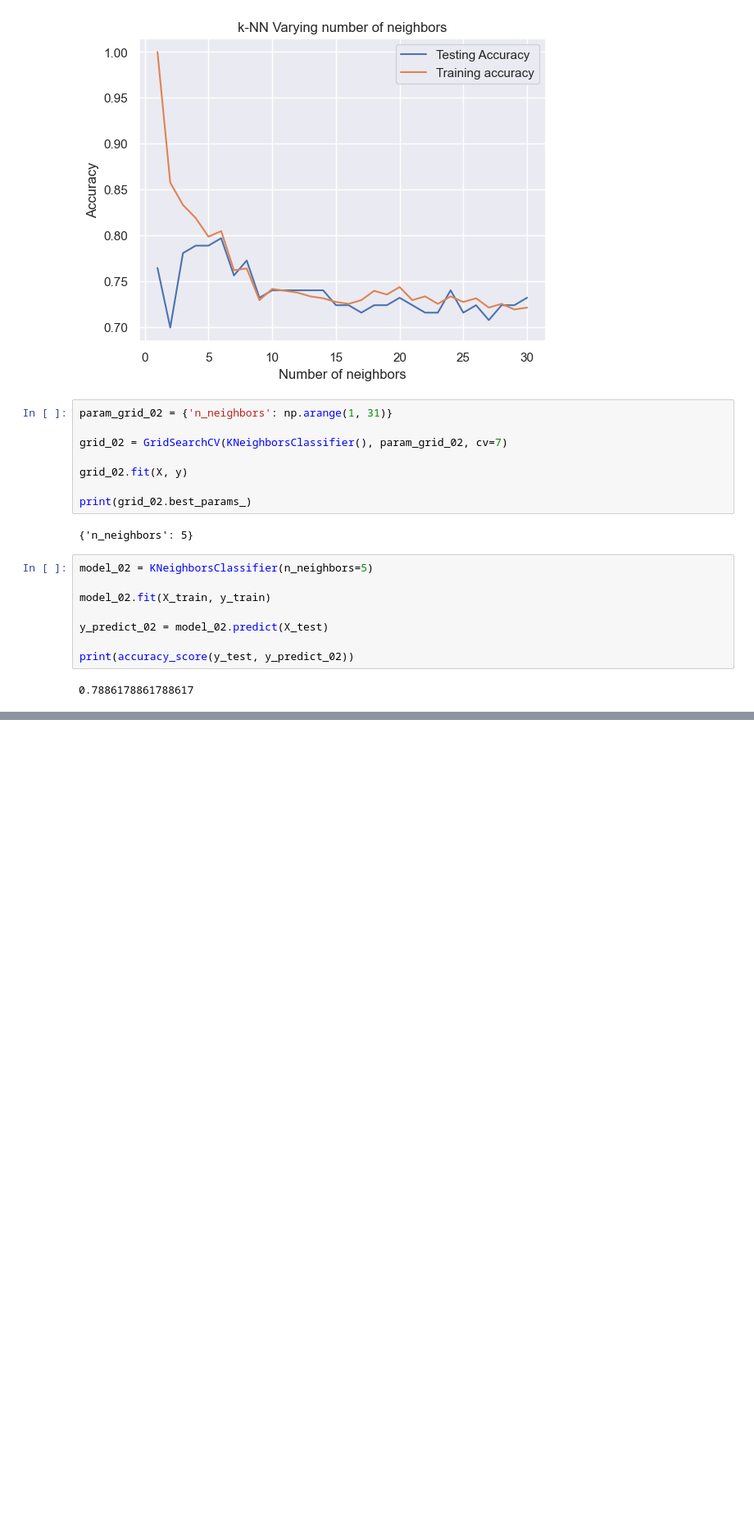
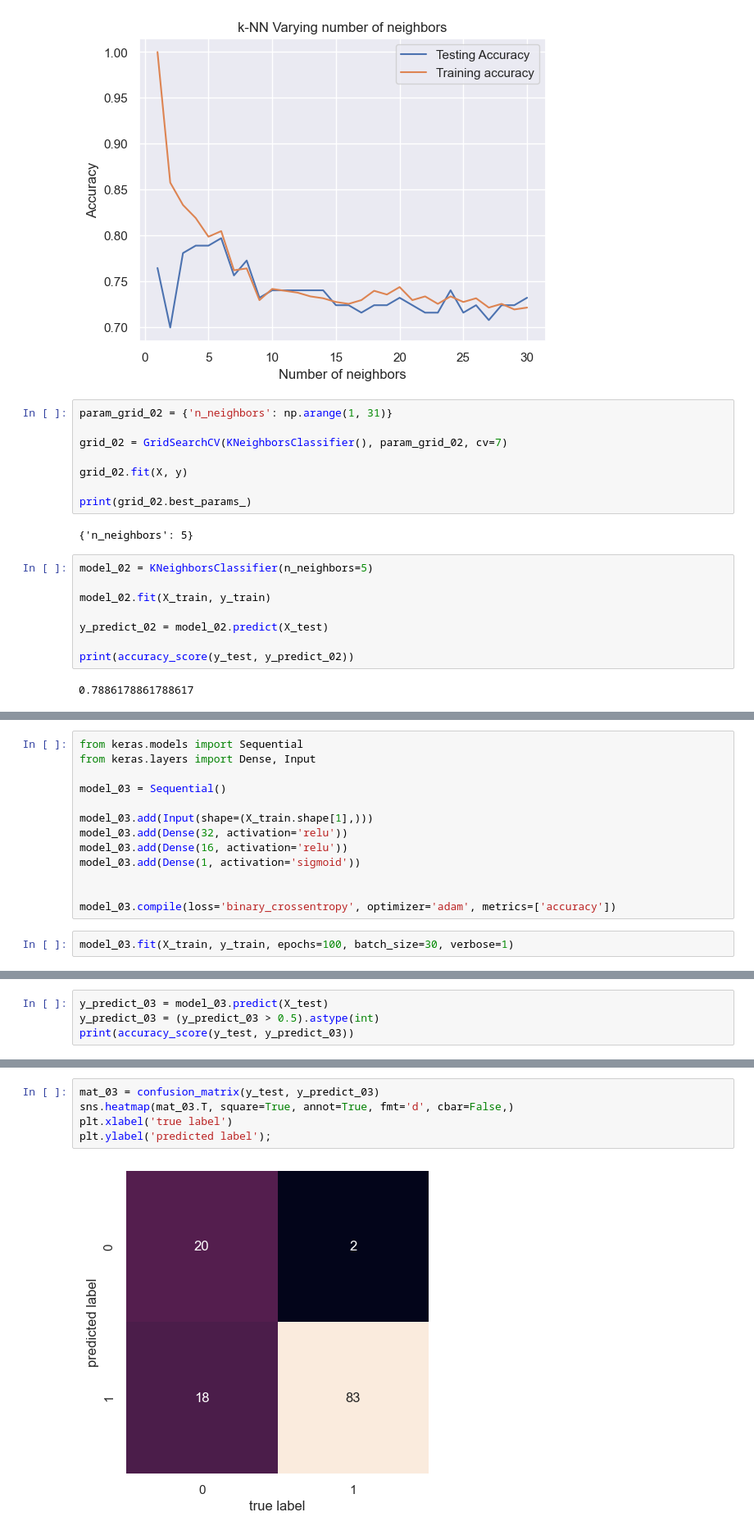
Before and after one commit to AliMSHGH/Loan_eligibility_prediction, a Jupyter notebook: Loan_eligibility_prediction.ipynb, the cells around one changed output, grey strips where cells are left out. Shown at 82% size. Cells and saved outputs as stored; diff of their text form; blank space fills up the shorter version.

```diff
--- a/Loan_eligibility_prediction.ipynb
+++ b/Loan_eligibility_prediction.ipynb
@@ -312,0 +315,15 @@ plt.ylabel('predicted label');
+# %%
+from keras.models import Sequential
+from keras.layers import Dense, Input
+
+model_03 = Sequential()
+
+model_03.add(Input(shape=(X_train.shape[1],)))
+model_03.add(Dense(32, activation='relu'))
+model_03.add(Dense(16, activation='relu'))
+model_03.add(Dense(1, activation='sigmoid'))
+
+
+model_03.compile(loss='binary_crossentropy', optimizer='adam', metrics=['accuracy'])
+# %%
+model_03.fit(X_train, y_train, epochs=100, batch_size=30, verbose=1)
@@ -312,0 +349,4 @@ plt.ylabel('predicted label');
+# %%
+y_predict_03 = model_03.predict(X_test)
+y_predict_03 = (y_predict_03 > 0.5).astype(int)
+print(accuracy_score(y_test, y_predict_03))
@@ -312,0 +356,7 @@ plt.ylabel('predicted label');
+# %%
+mat_03 = confusion_matrix(y_test, y_predict_03)
+sns.heatmap(mat_03.T, square=True, annot=True, fmt='d', cbar=False,)
+plt.xlabel('true label')
+plt.ylabel('predicted label');
+# %% [output]
+[figure, added]
```
Also changed, not shown: parts of 8 cells of this notebook, 1 other file.
